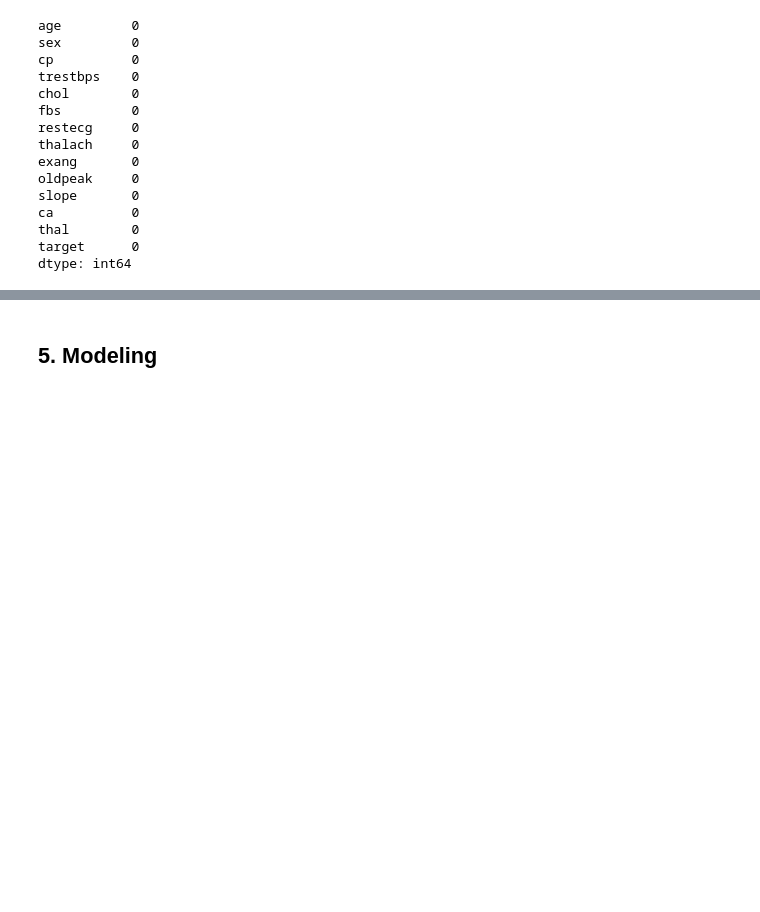
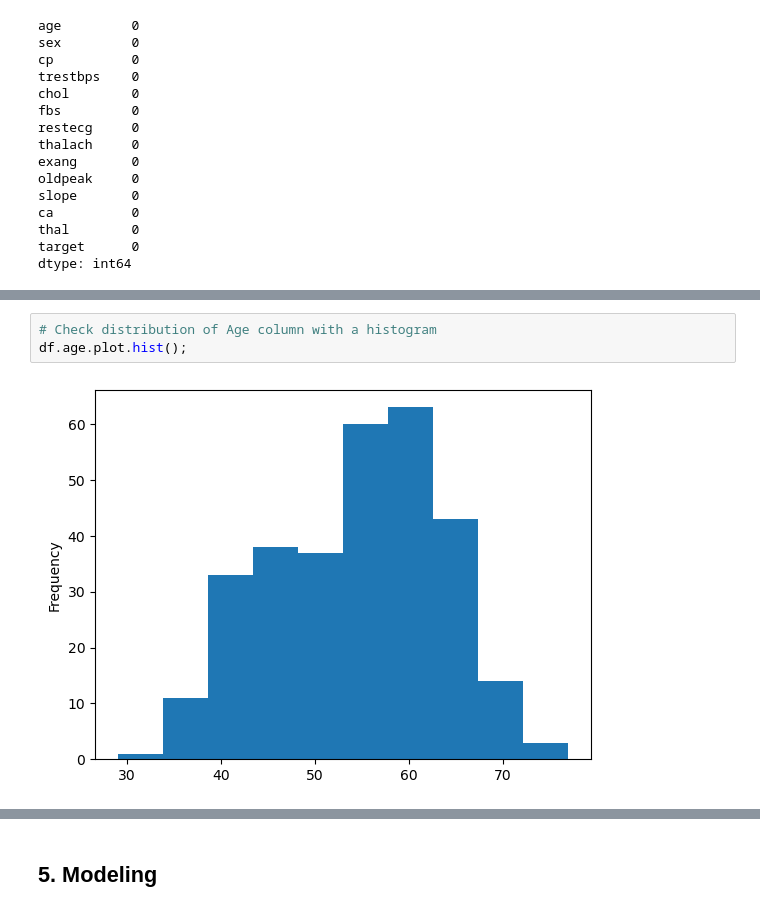
Before and after one commit to r3m3dial-g3nius/ML-Project-Heart-Disease-Detection, a Jupyter notebook: Heart-Disease-classification.ipynb, the cells around one changed output, grey strips where cells are left out. Drawn from its saved outputs; the diff is of its cells as text; blank space fills up the shorter version.

```diff
--- a/Heart-Disease-classification.ipynb
+++ b/Heart-Disease-classification.ipynb
@@ -173,0 +235,5 @@ df.describe()
+# %%
+# Check distribution of Age column with a histogram
+df.age.plot.hist();
+# %% [output]
+[figure, added]
```
Also changed, not shown: parts of 12 cells of this notebook.
